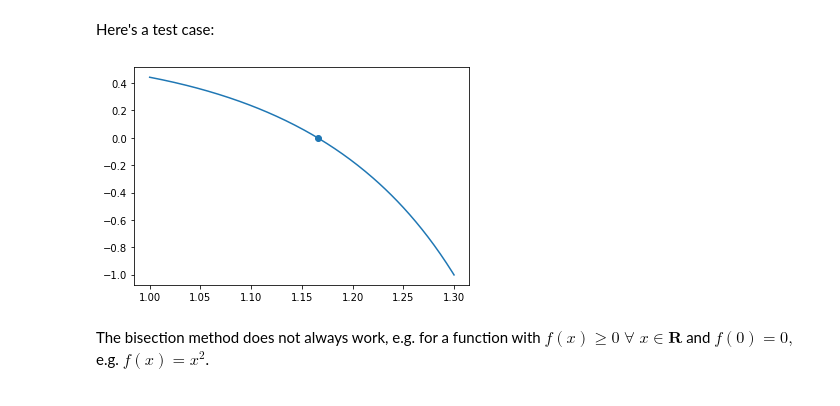
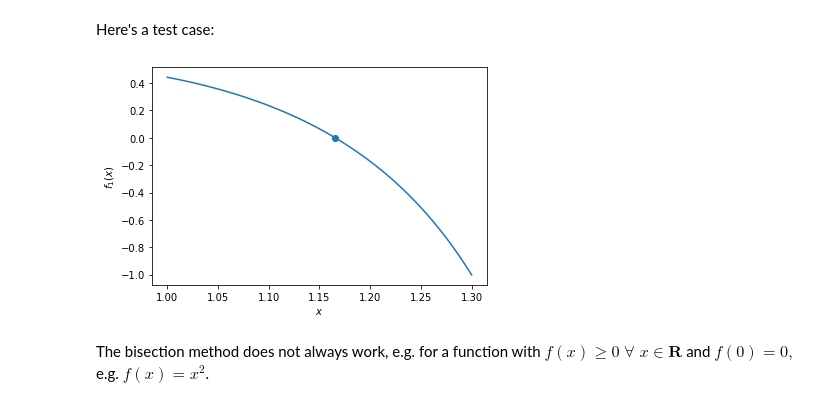
Before and after one commit to OleBo/MathSo, a Jupyter notebook: notebooks/roots.ipynb, the cells around one changed output. Cells and saved outputs as stored; diff of their text form; code cells hidden in the pictures.

```diff
--- a/notebooks/roots.ipynb
+++ b/notebooks/roots.ipynb
@@ -45,12 +45,14 @@ f1 = lambda x: 2*x - np.tan(x)
 # %%
 x = np.linspace(1, 1.3, 200)
 x0, _ = bisection(f1, .5, 1.5, 1e-6)
 fig, ax = plt.subplots()
+ax.set_xlabel('$x$')
+ax.set_ylabel('$f_1(x)$')
 ax.plot(x, f1(x))
 ax.scatter(x0,0)
 plt.show()
 # %% [output]
-[figure, old version]
+[figure, new version]
 # %% [markdown]
 The bisection method does not always work, e.g. for a function with  $f(x) \geq 0 \;\forall \;x\in\mathbf{R}$ and $f(0) = 0,$ e.g. $f(x) = x^2$.
 # %% [markdown]
```
Also changed, not shown: parts of 10 cells of this notebook.
